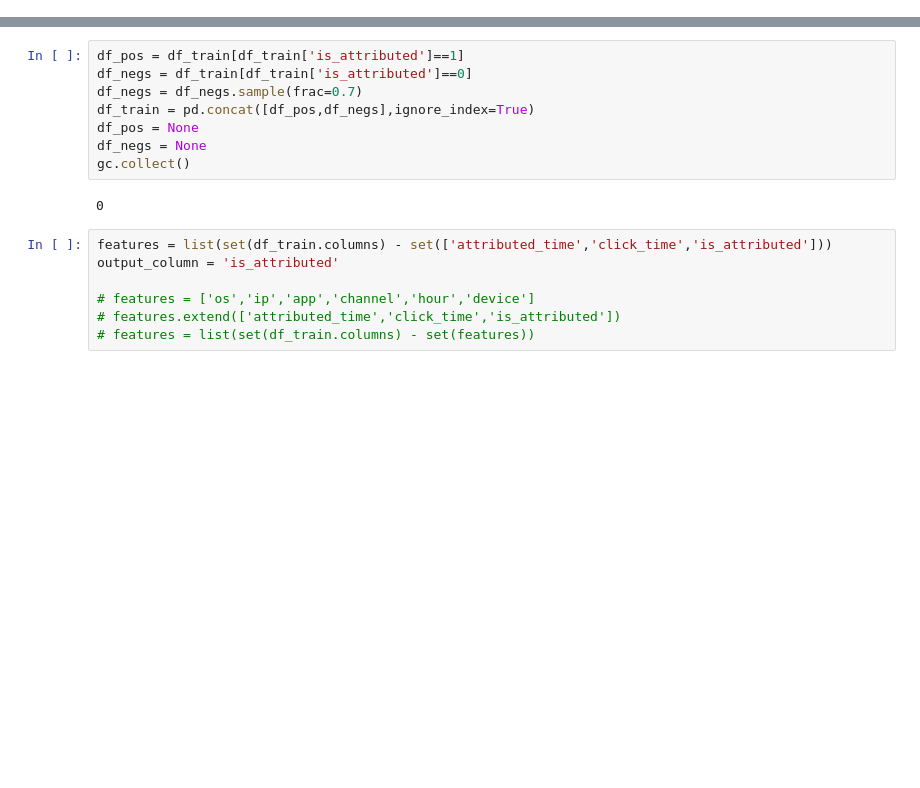
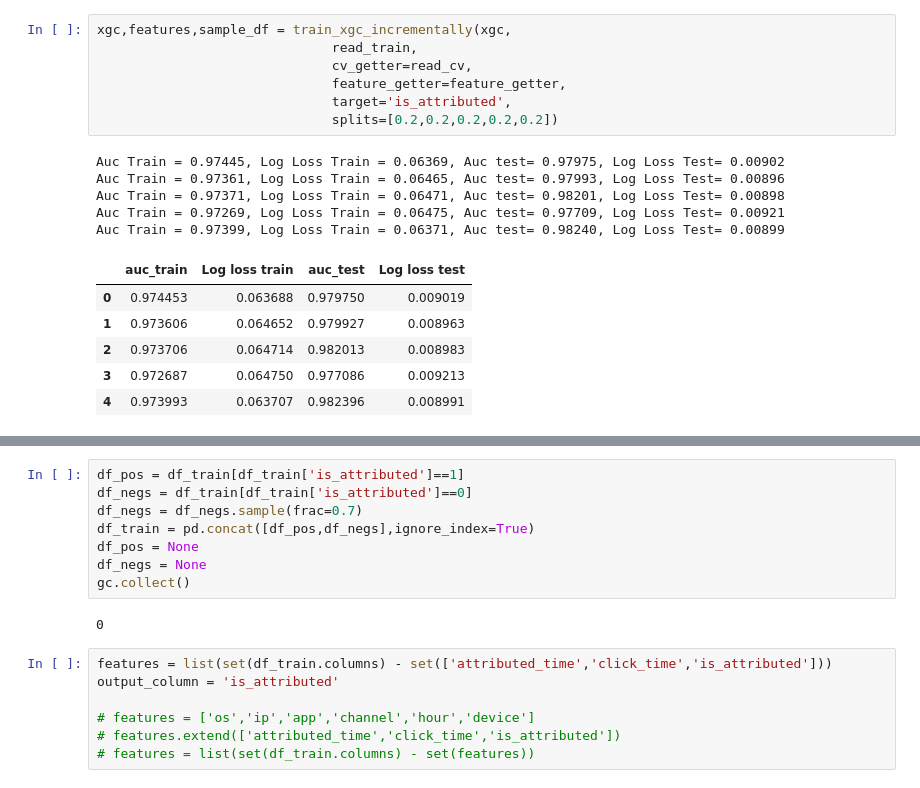
Before and after one commit to faizanahemad/data-science, a Jupyter notebook: kaggle/talkingdata-adtracking-fraud-detection/Model1.ipynb, the cells around one changed output, grey strips where cells are left out. Cells and saved outputs as stored; diff of their text form; blank space fills up the shorter version.

```diff
--- a/kaggle/talkingdata-adtracking-fraud-detection/Model1.ipynb
+++ b/kaggle/talkingdata-adtracking-fraud-detection/Model1.ipynb
@@ -73,0 +202,19 @@ import dask.dataframe as dd
+# %%
+xgc,features,sample_df = train_xgc_incrementally(xgc,
+                              read_train,
+                              cv_getter=read_cv,
+                              feature_getter=feature_getter,
+                              target='is_attributed',
+                              splits=[0.2,0.2,0.2,0.2,0.2])
+# %% [output]
+Auc Train = 0.97445, Log Loss Train = 0.06369, Auc test= 0.97975, Log Loss Test= 0.00902
+Auc Train = 0.97361, Log Loss Train = 0.06465, Auc test= 0.97993, Log Loss Test= 0.00896
+Auc Train = 0.97371, Log Loss Train = 0.06471, Auc test= 0.98201, Log Loss Test= 0.00898
+Auc Train = 0.97269, Log Loss Train = 0.06475, Auc test= 0.97709, Log Loss Test= 0.00921
+Auc Train = 0.97399, Log Loss Train = 0.06371, Auc test= 0.98240, Log Loss Test= 0.00899
+|  | auc_train | Log loss train | auc_test | Log loss test |
+| 0 | 0.974453 | 0.063688 | 0.979750 | 0.009019 |
+| 1 | 0.973606 | 0.064652 | 0.979927 | 0.008963 |
+| 2 | 0.973706 | 0.064714 | 0.982013 | 0.008983 |
+| 3 | 0.972687 | 0.064750 | 0.977086 | 0.009213 |
+| 4 | 0.973993 | 0.063707 | 0.982396 | 0.008991 |
```
Also changed, not shown: parts of 42 cells of this notebook, 2 other files.
